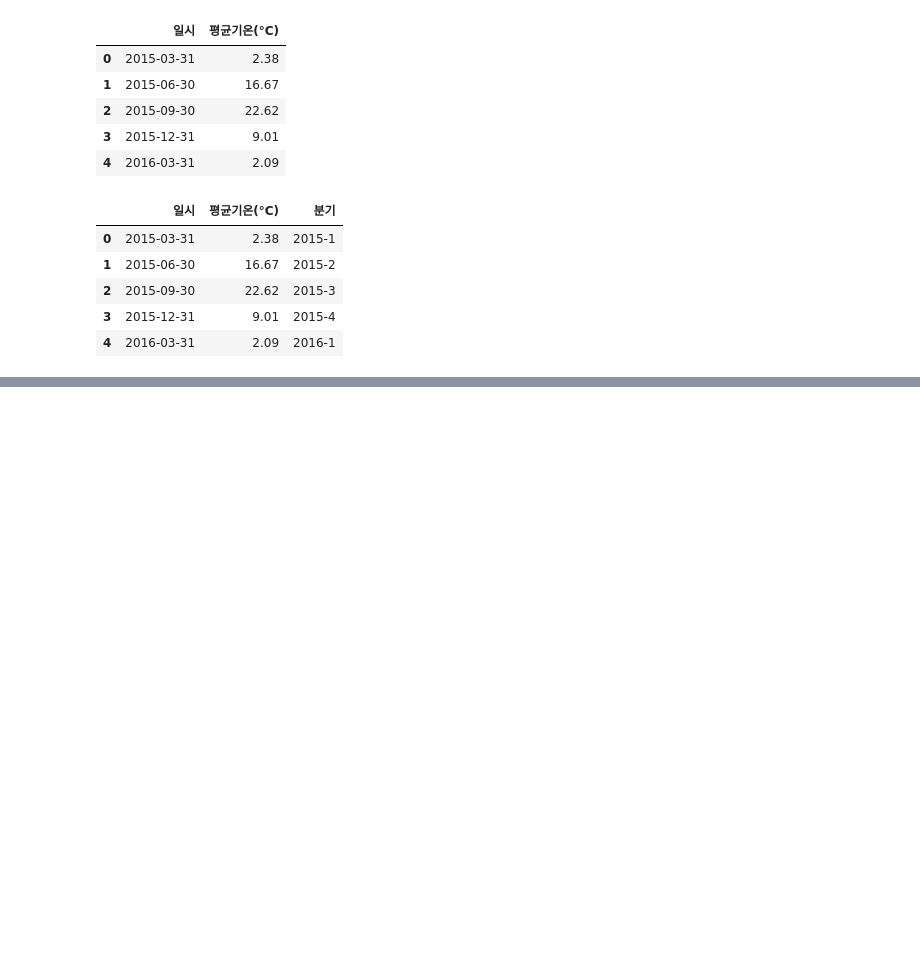
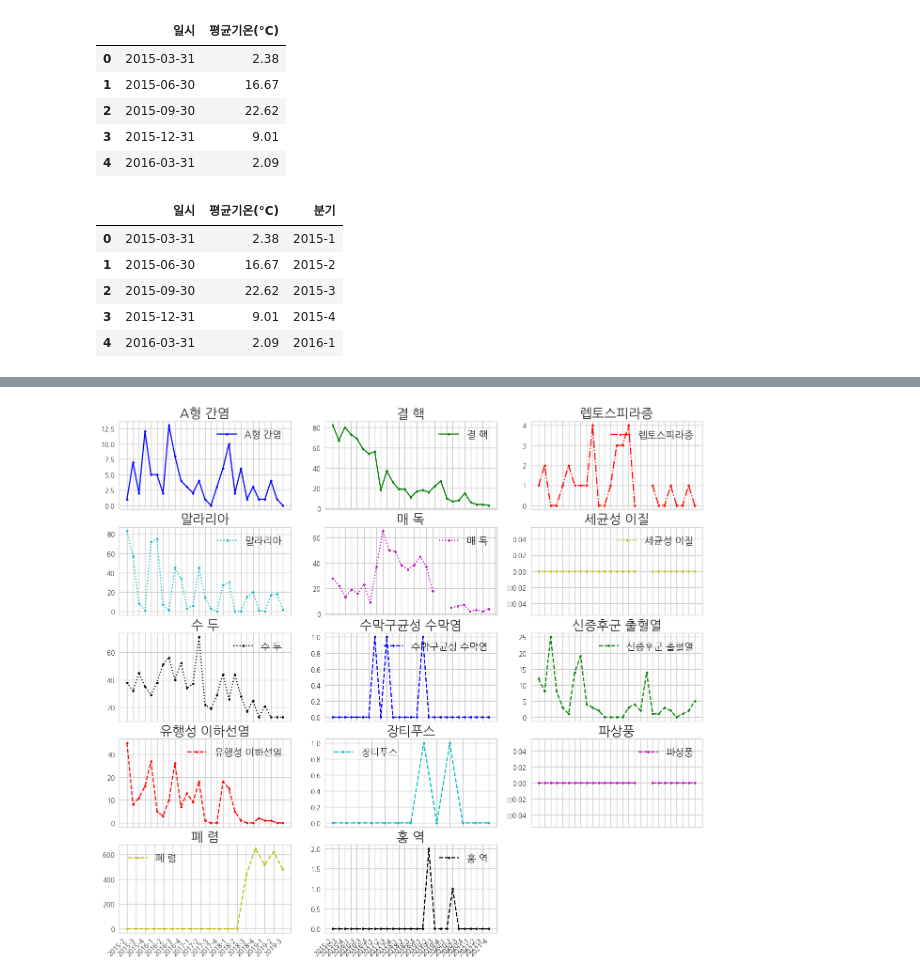
Before and after one commit to thdfydgh/MilitaryProjectDA, a Jupyter notebook: [Project]_날씨_변화에_따른_군_감영볌_정보_EDA_분석_및_데이터_시각화.ipynb, the cells around one changed output, grey strips where cells are left out. Saved outputs shown, nothing was run; the diff lists cells and outputs as text; code cells hidden in the pictures; blank space fills up the shorter version.

```diff
--- a/[Project]_날씨_변화에_따른_군_감영볌_정보_EDA_분석_및_데이터_시각화.ipynb
+++ b/[Project]_날씨_변화에_따른_군_감영볌_정보_EDA_분석_및_데이터_시각화.ipynb
@@ -401,0 +681,88 @@ plt.tight_layout()
+# %%
+#그래프 스타일 지정하기
+plt.style.use('seaborn-whitegrid')
+plt.rc('font', family = 'NanumGothic')
+
+# 14개의 감염병 row =5, column =3 5X3
+fig, axes = plt.subplots(5,3, figsize = (16,16))
+
+# x, y축 데이터 설정하기
+x = df_disease4.reset_index()['분기']
+
+y_1 = df_disease4['A형 간염']
+y_2 = df_disease4['결 핵']
+y_3 = df_disease4['렙토스피라증']
+y_4 = df_disease4['말라리아']
+y_5 = df_disease4['매 독']
+y_6 = df_disease4['세균성 이질']
+y_7 = df_disease4['수 두']
+y_8 = df_disease4['수막구균성 수막염']
+y_9 = df_disease4['신증후군 출혈열']
+y_10 = df_disease4['유행성 이하선염']
+y_11 = df_disease4['장티푸스']
+y_12 = df_disease4['파상풍']
+y_13 = df_disease4['폐 렴']
+y_14 = df_disease4['홍 역']
+
+# 그래프 데이터와 속성 설정하기
+axes[0][0].plot(x, y_1, '.-b', label = 'A형 간염')
+axes[0][0].legend(fontsize=15)
+axes[0][0].set_title('A형 간염', size=20)
+
+axes[0][1].plot(x, y_2, '.-g', label = '결 핵')
+axes[0][1].legend(fontsize=15)
+axes[0][1].set_title('결 핵', size=20)
+
+axes[0][2].plot(x, y_3, '.-.r', label = '렙토스피라증')
+axes[0][2].legend(fontsize=15)
+axes[0][2].set_title('렙토스피라증', size=20)
+
+axes[1][0].plot(x, y_4, '.:c', label = '말라리아')
+axes[1][0].legend(fontsize=15)
+axes[1][0].set_title('말라리아', size=20)
+
+axes[1][1].plot(x, y_5, '.:m', label = '매 독')
+axes[1][1].legend(fontsize=15)
+axes[1][1].set_title('매 독', size=20)
+
+axes[1][2].plot(x, y_6, '.:y', label = '세균성 이질')
+axes[1][2].legend(fontsize=15)
+axes[1][2].set_title('세균성 이질', size=20)
+
+axes[2][0].plot(x, y_7, '.:k', label = '수 두')
+axes[2][0].legend(fontsize=15)
+axes[2][0].set_title('수 두', size=20)
+
+axes[2][1].plot(x, y_8, '.--b', label = '수막구균성 수막염')
+axes[2][1].legend(fontsize=15)
+axes[2][1].set_title('수막구균성 수막염', size=20)
+
+axes[2][2].plot(x, y_9, '.--g', label = '신증후군 출혈열')
+axes[2][2].legend(fontsize=15)
+axes[2][2].set_title('신증후군 출혈열', size=20)
+
+axes[3][0].plot(x, y_10, '.--r', label = '유행성 이하선염')
+axes[3][0].legend(fontsize=15)
+axes[3][0].set_title('유행성 이하선염', size=20)
+
+axes[3][1].plot(x, y_11, '.--c', label = '장티푸스')
+axes[3][1].legend(fontsize=15)
+axes[3][1].set_title('장티푸스', size=20)
+
+axes[3][2].plot(x, y_12, '.--m', label = '파상풍')
+axes[3][2].legend(fontsize=15)
+axes[3][2].set_title('파상풍', size=20)
+
+axes[4][0].plot(x, y_13, '.--y', label = '폐 렴')
+axes[4][0].legend(fontsize=15)
+axes[4][0].set_title('폐 렴', size=20)
+
+axes[4][1].plot(x, y_14, '.--k', label = '홍 역')
+axes[4][1].legend(fontsize=15)
+axes[4][1].set_title('홍 역', size=20)
+
+axes[4][2].axis('off') # 빈 그래프를 그리지 않습니다.
+
+fig.autofmt_xdate(rotation=45)
+# %% [output]
+[figure, added]
```
Also changed, not shown: parts of 22 cells of this notebook.
